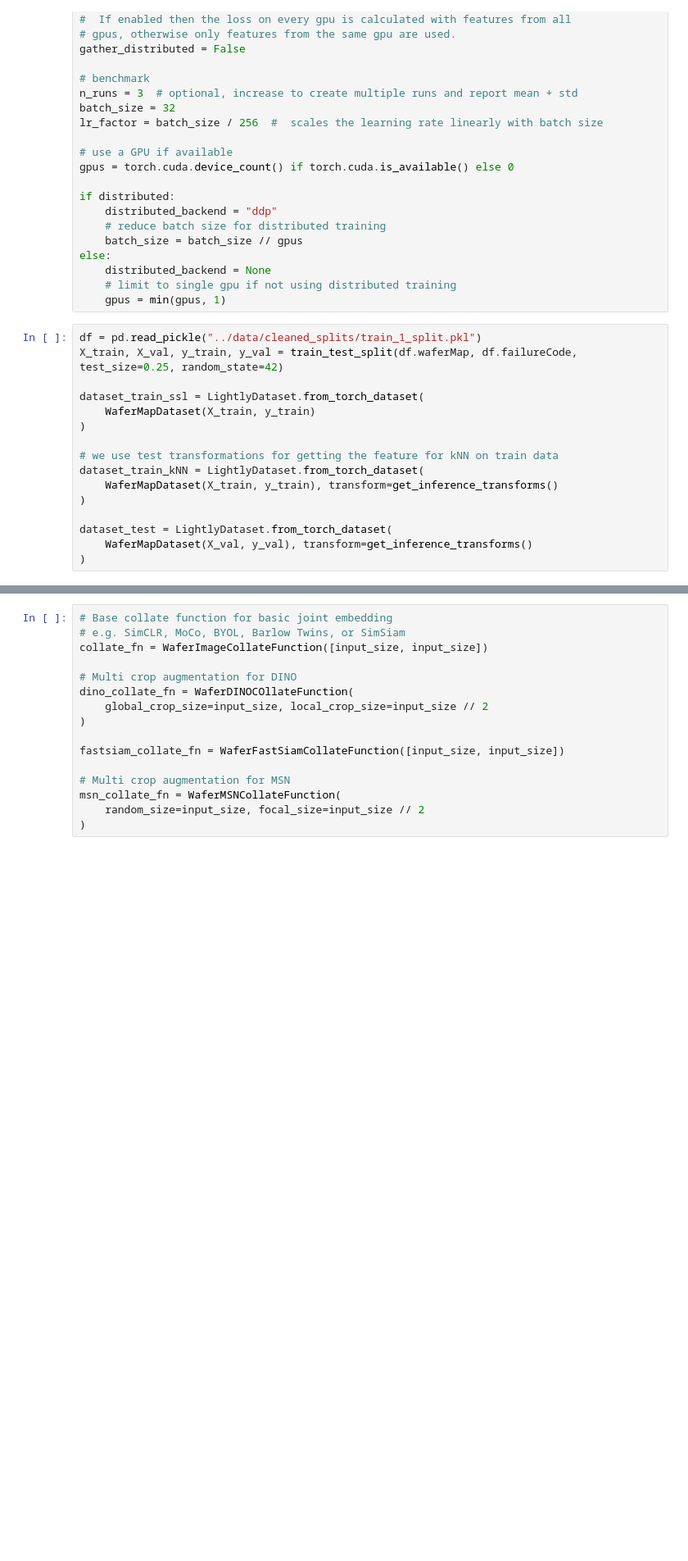
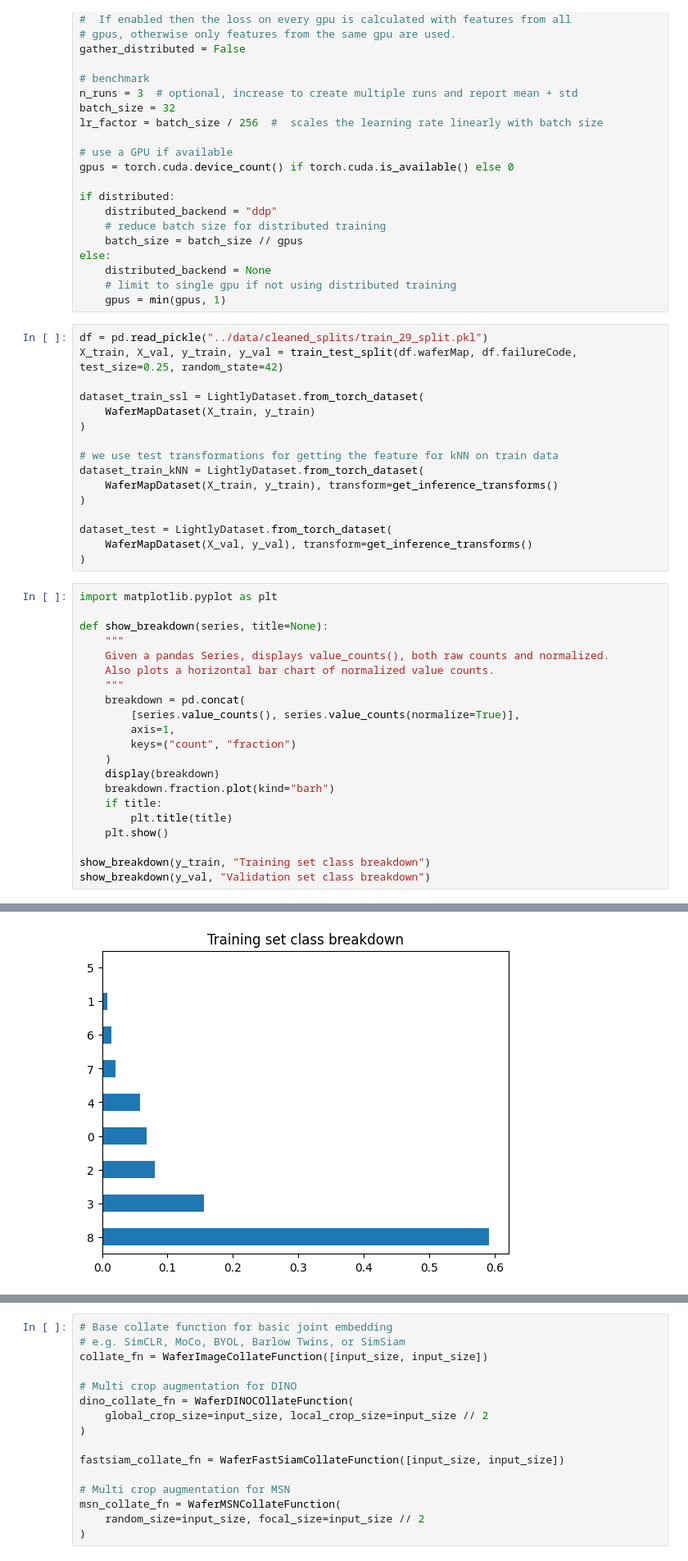
Before and after one commit to faris-k/fastsiam-wafers, a Jupyter notebook: scripts/wafer_benchmarks.ipynb, the cells around one changed output, grey strips where cells are left out. Shown at 82% size. Drawn from its saved outputs; the diff is of its cells as text; blank space fills up the shorter version.

```diff
--- a/scripts/wafer_benchmarks.ipynb
+++ b/scripts/wafer_benchmarks.ipynb
@@ -123,7 +123,7 @@ else:
     # limit to single gpu if not using distributed training
     gpus = min(gpus, 1)
 # %%
-df = pd.read_pickle("../data/cleaned_splits/train_1_split.pkl")
+df = pd.read_pickle("../data/cleaned_splits/train_29_split.pkl")
 X_train, X_val, y_train, y_val = train_test_split(df.waferMap, df.failureCode, test_size=0.25, random_state=42)
 
 dataset_train_ssl = LightlyDataset.from_torch_dataset(
@@ -138,3 +138,25 @@ dataset_train_kNN = LightlyDataset.from_torch_dataset(
 dataset_test = LightlyDataset.from_torch_dataset(
     WaferMapDataset(X_val, y_val), transform=get_inference_transforms()
 )
+# %%
+import matplotlib.pyplot as plt
+
+def show_breakdown(series, title=None):
+    """
+    Given a pandas Series, displays value_counts(), both raw counts and normalized.
+    Also plots a horizontal bar chart of normalized value counts.
+    """
+    breakdown = pd.concat(
+        [series.value_counts(), series.value_counts(normalize=True)],
+        axis=1,
+        keys=("count", "fraction")
+    )
+    display(breakdown)
+    breakdown.fraction.plot(kind="barh")
+    if title:
+        plt.title(title)
+    plt.show()
+
+show_breakdown(y_train, "Training set class breakdown")
+show_breakdown(y_val, "Validation set class breakdown")
+# %% [output]
@@ -140,0 +173 @@ dataset_test = LightlyDataset.from_torch_dataset(
+[figure, added]
```
Also changed, not shown: parts of 1 cell of this notebook, 1 other file.
